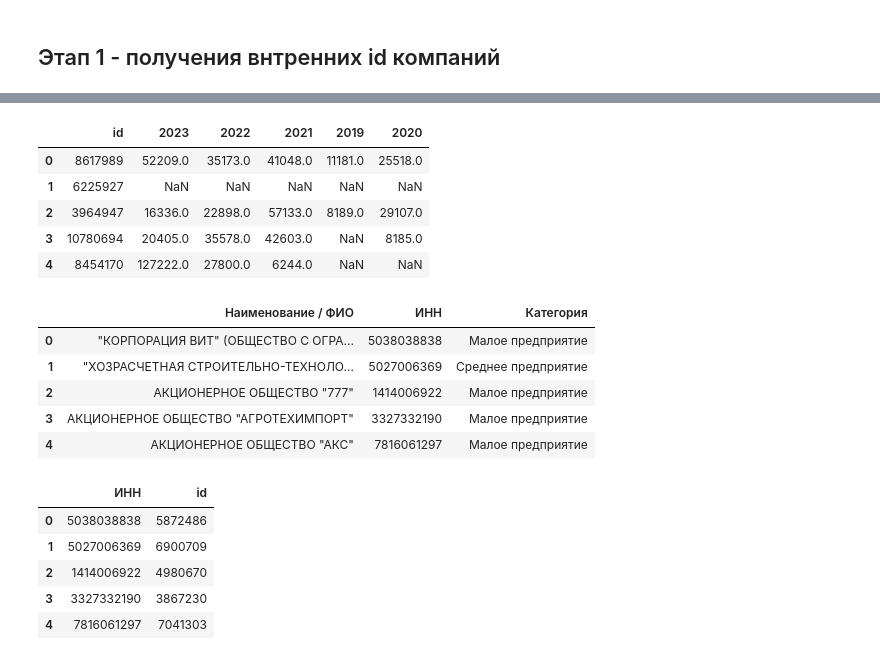
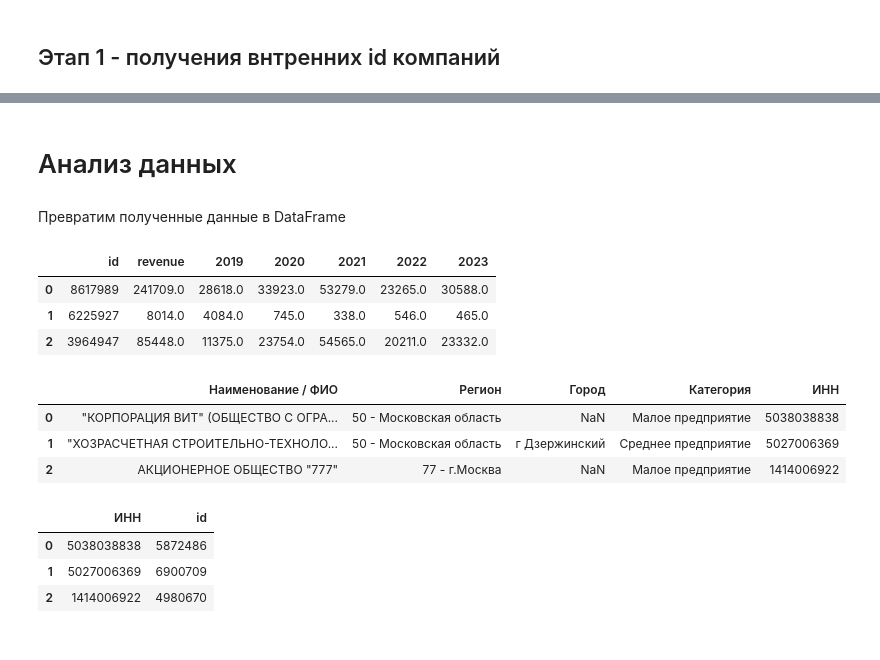
Before and after one commit to aleks-haksly/Postypashka, a Jupyter notebook: DA/02 HW_lab/HW_2.ipynb, the cells around one changed output, grey strips where cells are left out. Saved outputs shown, nothing was run; the diff lists cells and outputs as text; code cells hidden in the pictures.

```diff
--- a/DA/02 HW_lab/HW_2.ipynb
+++ b/DA/02 HW_lab/HW_2.ipynb
@@ -58,0 +133,7 @@ ConnectTimeout: HTTPSConnectionPool(host='bo.nalog.ru', port=443): Max retries e
+# %%
+# функция для преобразование строк в float
+def str_to_float(s: str) -> float:
+    try:
+        return float(s)
+    except (TypeError, ValueError):
+        return 0
@@ -58,0 +172,30 @@ ConnectTimeout: HTTPSConnectionPool(host='bo.nalog.ru', port=443): Max retries e
+# %%
+# создадим файл EBITDA.json, куда будем сохранять данные о финансовых показателях компаний
+with open('EBITDA.json', 'w') as file:
+    json.dump([{}], file)
+# %%
+# получим список всех id компаний
+ids = set(data[1] for data in json.load(open('company_ids.json', 'r')))
+# %%
+# основной цикл 2 частипрограммы, где мы получаем данные о финансовых показателях и сохраняем в файл EBITDA.json
+s = 60 # таймаут в случае, если сервер сбрасывает подключение
+while len(ids) > 0: #пока остались необработанные id
+    EBITDA = json.load(open('EBITDA.json', 'r'))
+    ids = ids - set(EBITDA.get('id', None) for EBITDA in EBITDA) # убираем из множества id те, для которых уже получена EBITDA
+    print(f"Осталось обработать {len(ids)} id")
+    for id in tqdm(ids):
+        sleep(0.5)
+        EBITDA_data = ebitda_calc(id, session)
+        if not EBITDA_data.get('id', None): # если была ошибка подключения или сервер не вернул данные как следует
+            # для сериализации данных и сохранению в файл
+            with open('EBITDA.json', 'w') as file:
+                json.dump(EBITDA, file)
+            print(f'Жду {s} секунд и пробую продолжить')
+            sleep(s)
+            break
+        EBITDA.append(EBITDA_data)
+
+with open('EBITDA.json', 'w') as file:
+                json.dump(EBITDA, file)
+# %% [markdown]
+# Анализ данных
@@ -59,32 +205,28 @@ ConnectTimeout: HTTPSConnectionPool(host='bo.nalog.ru', port=443): Max retries e
+# %% [markdown]
+Превратим полученные данные в DataFrame
 # %%
- df_ebitda = pd.DataFrame.from_records(json.load(open('EBITDA.json', 'r'))[1:])
- df_ebitda.head()
+ df_ebitda = pd.DataFrame.from_records(json.load(open('EBITDA.json', 'r'))[1:])[['id', 'revenue', '2019', '2020', '2021', '2022', '2023']]
+ df_ebitda.head(3)
 # %% [output]
-|  | id | 2023 | 2022 | 2021 | 2019 | 2020 |
-| 0 | 8617989 | 52209.0 | 35173.0 | 41048.0 | 11181.0 | 25518.0 |
-| 1 | 6225927 | NaN | NaN | NaN | NaN | NaN |
-| 2 | 3964947 | 16336.0 | 22898.0 | 57133.0 | 8189.0 | 29107.0 |
-| 3 | 10780694 | 20405.0 | 35578.0 | 42603.0 | NaN | 8185.0 |
-| 4 | 8454170 | 127222.0 | 27800.0 | 6244.0 | NaN | NaN |
+|  | id | revenue | 2019 | 2020 | 2021 | 2022 | 2023 |
+| 0 | 8617989 | 241709.0 | 28618.0 | 33923.0 | 53279.0 | 23265.0 | 30588.0 |
+| 1 | 6225927 | 8014.0 | 4084.0 | 745.0 | 338.0 | 546.0 | 465.0 |
+| 2 | 3964947 | 85448.0 | 11375.0 | 23754.0 | 54565.0 | 20211.0 | 23332.0 |
 # %%
-df_reestr = pd.read_excel("reestr_filtered.xlsx")
-df_reestr.head()
+df_reestr = pd.read_excel("reestr_filtered.xlsx" )
+df_reestr.head(3)
 # %% [output]
-|  | Наименование / ФИО | ИНН | Категория |
-| 0 | "КОРПОРАЦИЯ ВИТ" (ОБЩЕСТВО С ОГРА... | 5038038838 | Малое предприятие |
-| 1 | "ХОЗРАСЧЕТНАЯ СТРОИТЕЛЬНО-ТЕХНОЛО... | 5027006369 | Среднее предприятие |
-| 2 | АКЦИОНЕРНОЕ ОБЩЕСТВО "777" | 1414006922 | Малое предприятие |
-| 3 | АКЦИОНЕРНОЕ ОБЩЕСТВО "АГРОТЕХИМПОРТ" | 3327332190 | Малое предприятие |
-| 4 | АКЦИОНЕРНОЕ ОБЩЕСТВО "АКС" | 7816061297 | Малое предприятие |
+|  | Наименование / ФИО | Регион | Город | Категория | ИНН |
+| 0 | "КОРПОРАЦИЯ ВИТ" (ОБЩЕСТВО С ОГРА... | 50 - Московская область | NaN | Малое предприятие | 5038038838 |
+| 1 | "ХОЗРАСЧЕТНАЯ СТРОИТЕЛЬНО-ТЕХНОЛО... | 50 - Московская область | г Дзержинский | Среднее предприятие | 5027006369 |
+| 2 | АКЦИОНЕРНОЕ ОБЩЕСТВО "777" | 77 - г.Москва | NaN | Малое предприятие | 1414006922 |
 # %%
 ids = json.load(open('company_ids.json', 'r'))
 df_ids = pd.DataFrame(ids, columns=['ИНН', 'id']).dropna().astype({"ИНН": "Int64", "id": "Int64"})
-df_ids.head()
+df_ids.head(3)
 # %% [output]
 |  | ИНН | id |
 | 0 | 5038038838 | 5872486 |
 | 1 | 5027006369 | 6900709 |
 | 2 | 1414006922 | 4980670 |
-| 3 | 3327332190 | 3867230 |
-| 4 | 7816061297 | 7041303 |
 # %%
```
Also changed, not shown: parts of 22 cells of this notebook.
